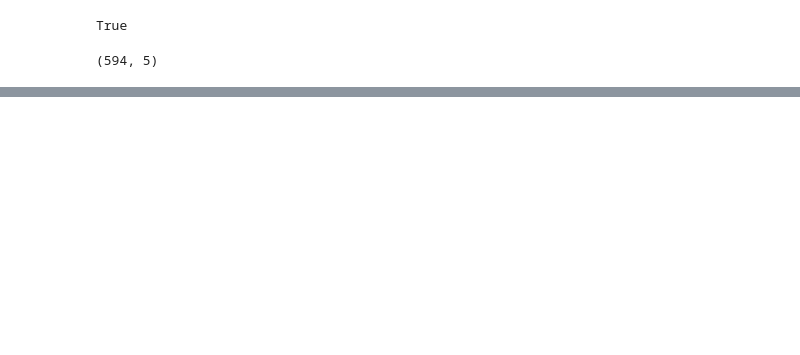
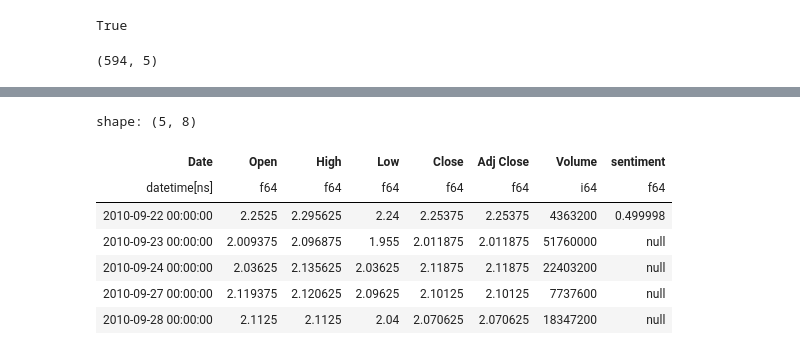
Before and after one commit to mprewarski/stock-models, a Jupyter notebook: fin_sentiment_analysis.ipynb, the cells around one changed output, grey strips where cells are left out. Cells and saved outputs as stored; diff of their text form; code cells hidden in the pictures; blank space fills up the shorter version.

```diff
--- a/fin_sentiment_analysis.ipynb
+++ b/fin_sentiment_analysis.ipynb
@@ -167,0 +119,2 @@ shape: (4, 6)
+# %%
+df_daily_avg = df_sorted.group_by_dynamic("date", every="1d").agg(pl.col("sentiment").mean())
@@ -174,0 +139,8 @@ fig.show()
+# %%
+# initialize parameters
+start_date = datetime(2010, 9, 22)
+end_date = datetime(2020, 5, 15)
+
+# get the data
+cprt_data = yf.download('CPRT', start = start_date,
+                   end = end_date)
@@ -174,0 +199,11 @@ fig.show()
+# %%
+df_join.head()
+# %% [output]
+shape: (5, 8)
+| Date | Open | High | Low | Close | Adj Close | Volume | sentiment |
+| datetime[ns] | f64 | f64 | f64 | f64 | f64 | i64 | f64 |
+| 2010-09-22 00:00:00 | 2.2525 | 2.295625 | 2.24 | 2.25375 | 2.25375 | 4363200 | 0.499998 |
+| 2010-09-23 00:00:00 | 2.009375 | 2.096875 | 1.955 | 2.011875 | 2.011875 | 51760000 | null |
+| 2010-09-24 00:00:00 | 2.03625 | 2.135625 | 2.03625 | 2.11875 | 2.11875 | 22403200 | null |
+| 2010-09-27 00:00:00 | 2.119375 | 2.120625 | 2.09625 | 2.10125 | 2.10125 | 7737600 | null |
+| 2010-09-28 00:00:00 | 2.1125 | 2.1125 | 2.04 | 2.070625 | 2.070625 | 18347200 | null |
```
Also changed, not shown: parts of 32 cells of this notebook.
